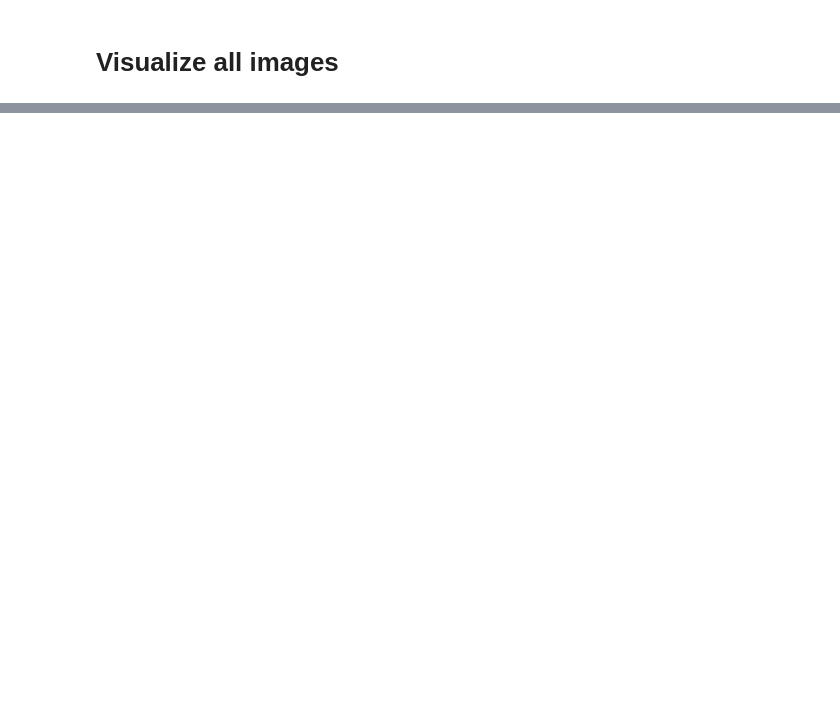
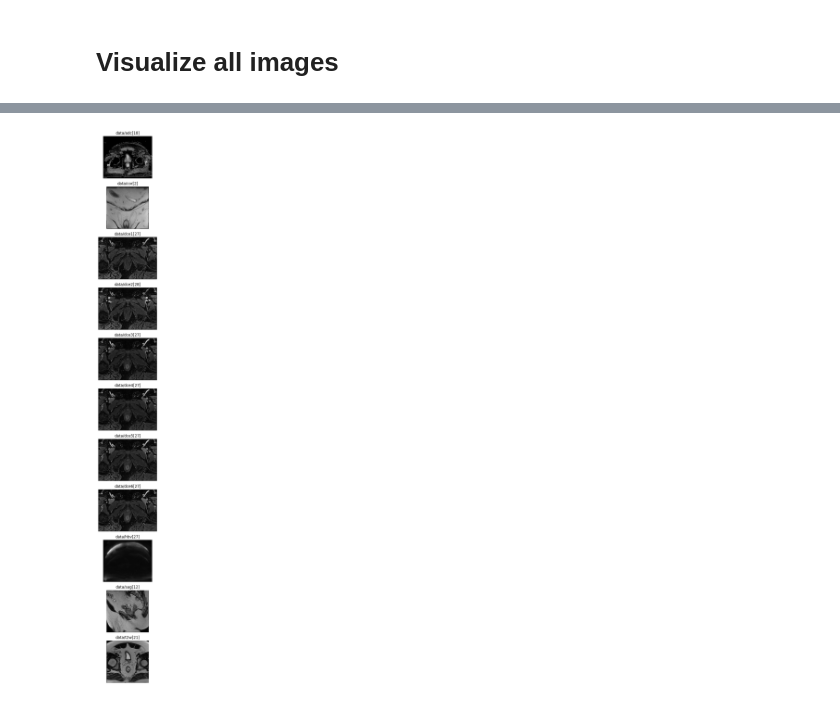
Before and after one commit to piotrsobecki/ai4ar-radiomics, a Jupyter notebook: book/data.ipynb, the cells around one changed output, grey strips where cells are left out. Cells and saved outputs as stored; diff of their text form; code cells hidden in the pictures; blank space fills up the shorter version.

```diff
--- a/book/data.ipynb
+++ b/book/data.ipynb
@@ -104,0 +153,4 @@ case.visualize()
+# %%
+case.visualize('data/')
+# %% [output]
+[figure, added]
```
Also changed, not shown: parts of 12 cells of this notebook, 11 other files.
